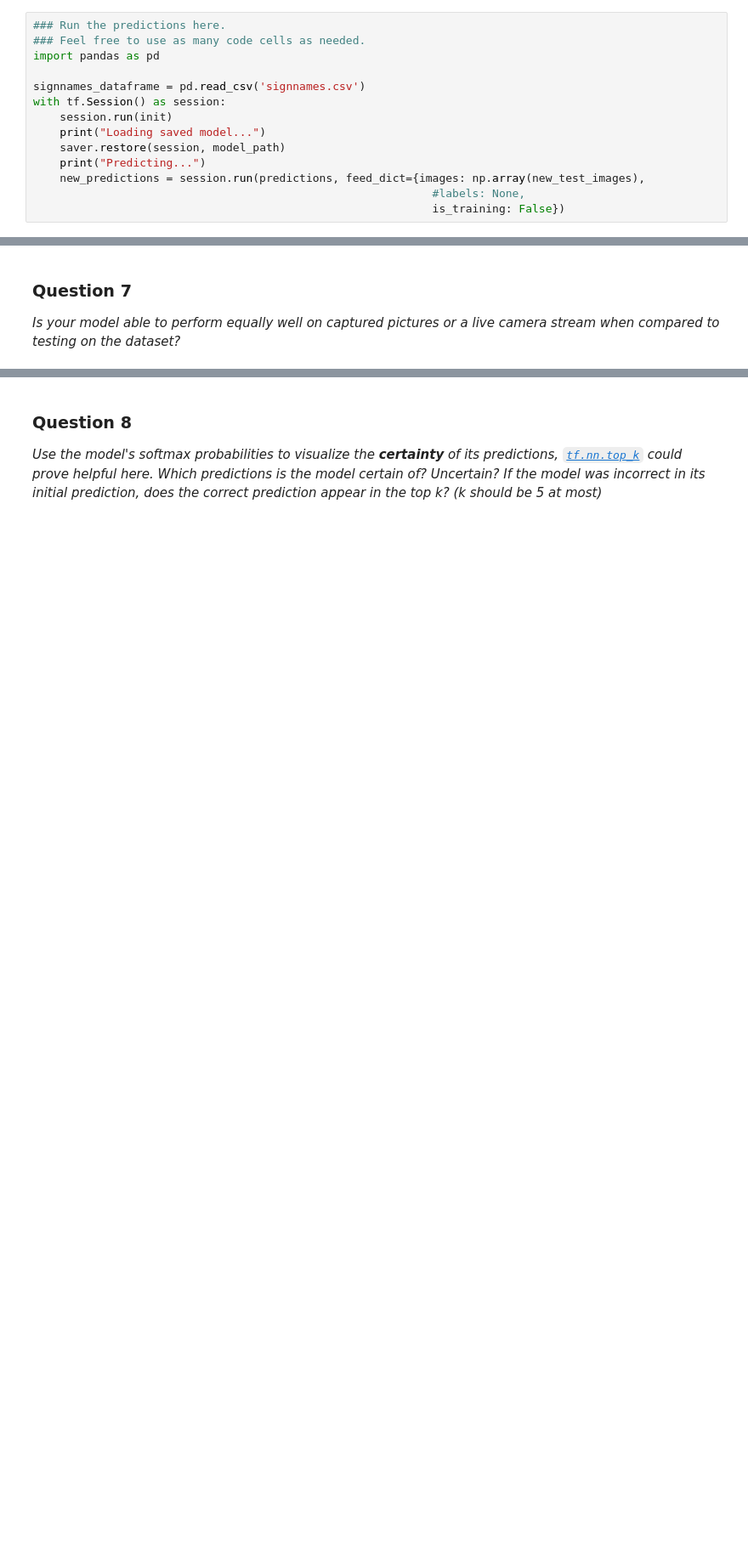
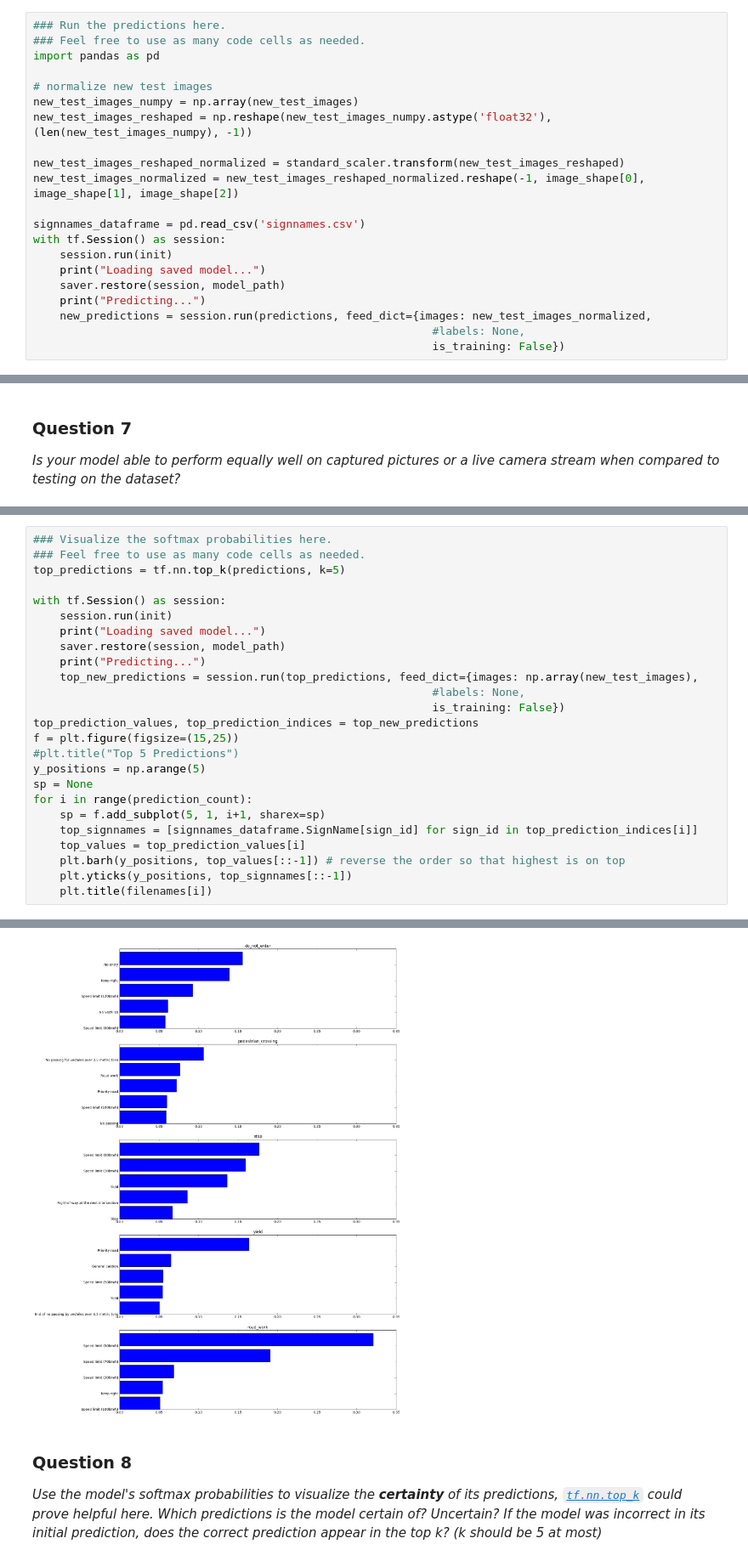
Before and after one commit to Agent007/traffic-signs, a Jupyter notebook: Traffic_Signs_Recognition.ipynb, the cells around one changed output, grey strips where cells are left out. Shown at 85% size. Saved outputs shown, nothing was run; the diff lists cells and outputs as text; blank space fills up the shorter version.

```diff
--- a/Traffic_Signs_Recognition.ipynb
+++ b/Traffic_Signs_Recognition.ipynb
@@ -471,6 +471,13 @@ Some of the U.S. signs might not exactly match any of the German signs that the
 ### Run the predictions here.
 ### Feel free to use as many code cells as needed.
 import pandas as pd
+
+# normalize new test images
+new_test_images_numpy = np.array(new_test_images)
+new_test_images_reshaped = np.reshape(new_test_images_numpy.astype('float32'), (len(new_test_images_numpy), -1))
+
+new_test_images_reshaped_normalized = standard_scaler.transform(new_test_images_reshaped)
+new_test_images_normalized = new_test_images_reshaped_normalized.reshape(-1, image_shape[0], image_shape[1], image_shape[2])
 
 signnames_dataframe = pd.read_csv('signnames.csv')
 with tf.Session() as session:
@@ -478,7 +485,7 @@ with tf.Session() as session:
     print("Loading saved model...")
     saver.restore(session, model_path)
     print("Predicting...")
-    new_predictions = session.run(predictions, feed_dict={images: np.array(new_test_images),
+    new_predictions = session.run(predictions, feed_dict={images: new_test_images_normalized,
                                                             #labels: None,
                                                             is_training: False})
 # %% [output]
@@ -526,0 +531,26 @@ The top-1 accuracy doesn't look good for the 5 new test images. The only one tha
+# %%
+### Visualize the softmax probabilities here.
+### Feel free to use as many code cells as needed.
+top_predictions = tf.nn.top_k(predictions, k=5)
+
+with tf.Session() as session:
+    session.run(init)
+    print("Loading saved model...")
+    saver.restore(session, model_path)
+    print("Predicting...")
+    top_new_predictions = session.run(top_predictions, feed_dict={images: np.array(new_test_images),
+                                                            #labels: None,
+                                                            is_training: False})
+top_prediction_values, top_prediction_indices = top_new_predictions
+f = plt.figure(figsize=(15,25))
+#plt.title("Top 5 Predictions")
+y_positions = np.arange(5)
+sp = None
+for i in range(prediction_count):
+    sp = f.add_subplot(5, 1, i+1, sharex=sp)
+    top_signnames = [signnames_dataframe.SignName[sign_id] for sign_id in top_prediction_indices[i]]
+    top_values = top_prediction_values[i]
+    plt.barh(y_positions, top_values[::-1]) # reverse the order so that highest is on top
+    plt.yticks(y_positions, top_signnames[::-1])
+    plt.title(filenames[i])
+# %% [output]
@@ -527,3 +559,4 @@ The top-1 accuracy doesn't look good for the 5 new test images. The only one tha
+[figure, added]
 # %% [markdown]
 ### Question 8
 
```
Also changed, not shown: parts of 6 cells of this notebook.
